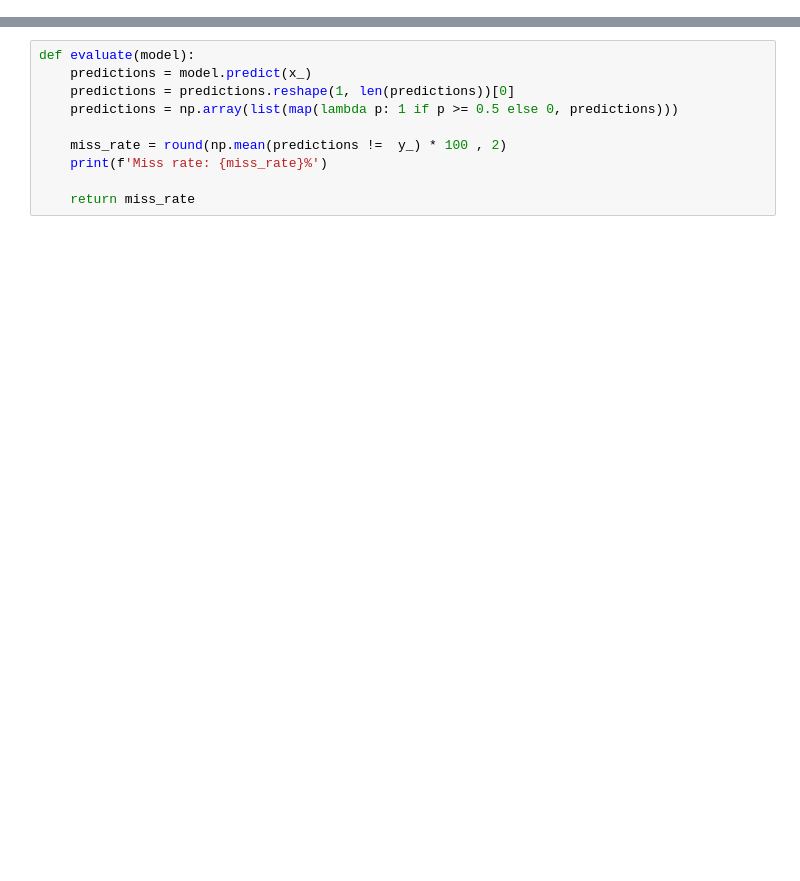
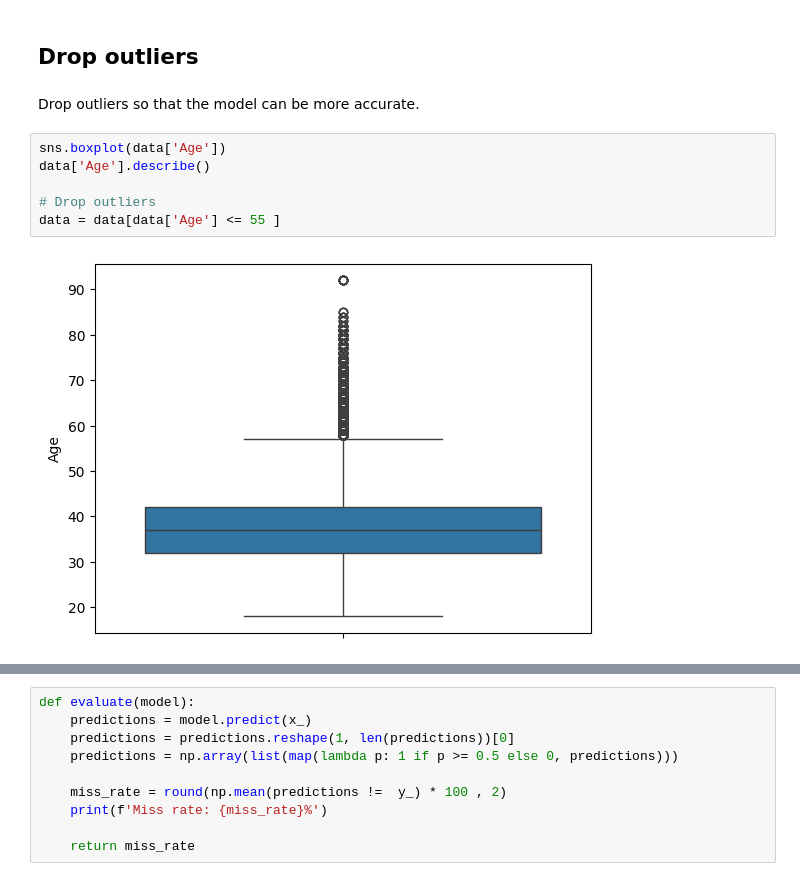
Before and after one commit to hieundx/ML-Lab, a Jupyter notebook: competitions/bank-churn-prediction.ipynb, the cells around one changed output, grey strips where cells are left out. Cells and saved outputs as stored; diff of their text form; blank space fills up the shorter version.

```diff
--- a/competitions/bank-churn-prediction.ipynb
+++ b/competitions/bank-churn-prediction.ipynb
@@ -19,0 +40,12 @@ data.head()
+# %% [markdown]
+## Drop outliers
+# %% [markdown]
+Drop outliers so that the model can be more accurate.
+# %%
+sns.boxplot(data['Age'])
+data['Age'].describe()
+
+# Drop outliers
+data = data[data['Age'] <= 55 ]
+# %% [output]
+[figure, added]
```
Also changed, not shown: parts of 18 cells of this notebook, 1 other file.
